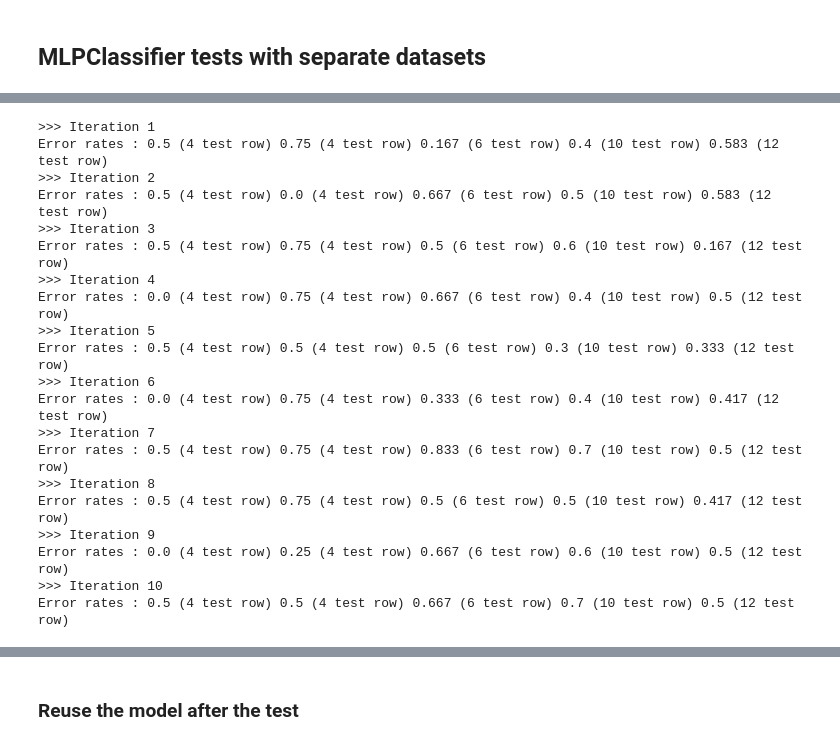
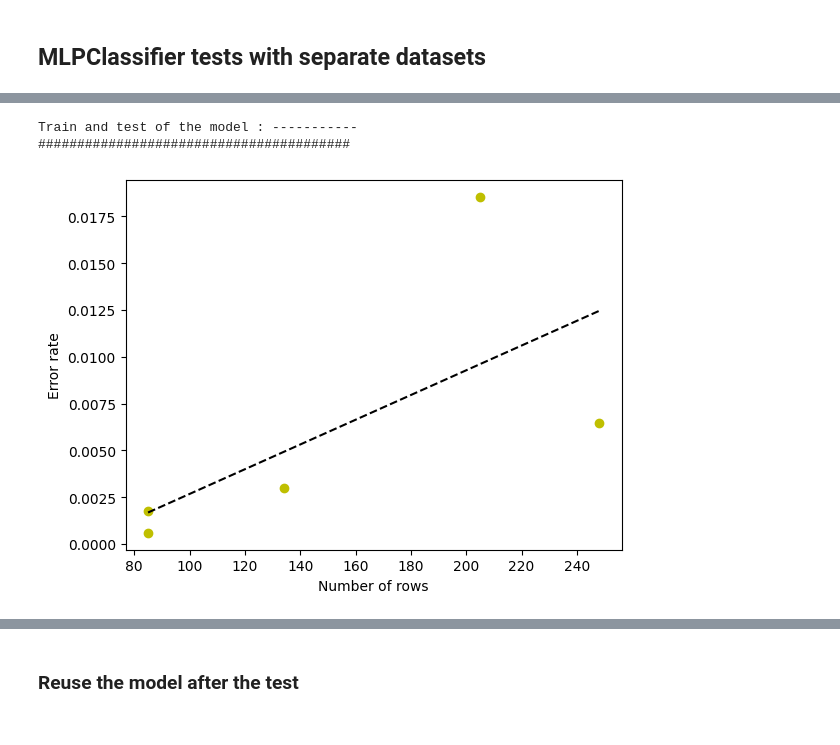
Before and after one commit to B4nanaJuice/Human-Activity-Recognition, a Jupyter notebook: models_datasets.ipynb, the cells around one changed output, grey strips where cells are left out. Saved outputs shown, nothing was run; the diff lists cells and outputs as text; code cells hidden in the pictures.

```diff
--- a/models_datasets.ipynb
+++ b/models_datasets.ipynb
@@ -23,60 +40,45 @@ for f in files:
 # %%
-num_iter = 10
+num_iter = 20
 results_model_reset = [[], [], [], [], []]
 
+print('Train and test of the model : -----------')
 for i in range(num_iter):
-    print(f'>>> Iteration {i+1}')
-    print('Error rates :', end = ' ')
+    print('##', end = '')
+    # print('Error rates :', end = ' ')
     for f in range(len(files)):
         file = files[f]
         # Data
-        _csi = data['CSI'].get(file)
-        X = _csi.mean(2)
+        X = data['CSI'].get(file)
         y = data['labels'].get(file)
-        y = np.ravel(y)
 
-        # Split data for tests
-        rows = [_ for _ in range(X.shape[0])]
-        np.random.shuffle(rows)
-        X = X[rows]
-        y = y[rows]
-        test_row_count = int(X.shape[0] * row_test_percentage / 100)
-        X_train = X[test_row_count:, :]
-        y_train = y[test_row_count:]
-        X_test = X[:test_row_count, :]
-        y_test = y[:test_row_count]
+        # Make modeel and pipeline
+        model = MLPClassifier(solver = 'lbfgs', alpha = 1e-5, hidden_layer_sizes = (20, 7), max_iter = 1500)
+        clf = make_pipeline(StandardScaler(), model)
+        clf.fit(X, y)
 
-        # Create and train the model
-        model = MLPClassifier(solver = 'lbfgs', alpha = 1e-5, hidden_layer_sizes = (50, 15), max_iter = 1500)
-        model.fit(X_train, y_train)
+        # Test the pipeline
+        predict = clf.predict(X)
+        diff = predict != y
+        error = np.sum(diff)
+        error_rate = error / X.shape[0]
 
-        # Test our model
-        prediction = model.predict(X_test)
-        diff = prediction != y_test
-        error_rate = np.sum(diff)/y_test.shape[0]
+        results_model_reset[f].append(error_rate)
+        # print(error_rate, end = ' ')
+    # print()
 
-        # print(f'For the file {file}, error : {error_rate} ({test_row_count} test rows)')
-        results_model_reset[f].append(error_rate)
-        print(f'{round(error_rate, 3)} ({X_test.shape[0]} test row)', end = ' ')
-    print()
+# Plot results
+results = np.matrix(results_model_reset)
+_ = results.mean(1).T.tolist()[0]
+x = [data['CSI'][_].shape[0] for _ in data['CSI']]
+
+coef = np.polyfit(x, _, 1)
+
+
+plt.plot(x, _, 'yo', x, np.poly1d(coef)(x), '--k')
+plt.xlabel('Number of rows')
+plt.ylabel('Error rate')
+plt.show()
 # %% [output]
->>> Iteration 1
-Error rates : 0.5 (4 test row) 0.75 (4 test row) 0.167 (6 test row) 0.4 (10 test row) 0.583 (12 test row)
->>> Iteration 2
-Error rates : 0.5 (4 test row) 0.0 (4 test row) 0.667 (6 test row) 0.5 (10 test row) 0.583 (12 test row)
->>> Iteration 3
-Error rates : 0.5 (4 test row) 0.75 (4 test row) 0.5 (6 test row) 0.6 (10 test row) 0.167 (12 test row)
->>> Iteration 4
-Error rates : 0.0 (4 test row) 0.75 (4 test row) 0.667 (6 test row) 0.4 (10 test row) 0.5 (12 test row)
->>> Iteration 5
-Error rates : 0.5 (4 test row) 0.5 (4 test row) 0.5 (6 test row) 0.3 (10 test row) 0.333 (12 test row)
->>> Iteration 6
-Error rates : 0.0 (4 test row) 0.75 (4 test row) 0.333 (6 test row) 0.4 (10 test row) 0.417 (12 test row)
->>> Iteration 7
-Error rates : 0.5 (4 test row) 0.75 (4 test row) 0.833 (6 test row) 0.7 (10 test row) 0.5 (12 test row)
->>> Iteration 8
-Error rates : 0.5 (4 test row) 0.75 (4 test row) 0.5 (6 test row) 0.5 (10 test row) 0.417 (12 test row)
->>> Iteration 9
-Error rates : 0.0 (4 test row) 0.25 (4 test row) 0.667 (6 test row) 0.6 (10 test row) 0.5 (12 test row)
->>> Iteration 10
-Error rates : 0.5 (4 test row) 0.5 (4 test row) 0.667 (6 test row) 0.7 (10 test row) 0.5 (12 test row)
+Train and test of the model : -----------
+########################################
+[figure, added]
```
Also changed, not shown: parts of 7 cells of this notebook, 1 other file.
